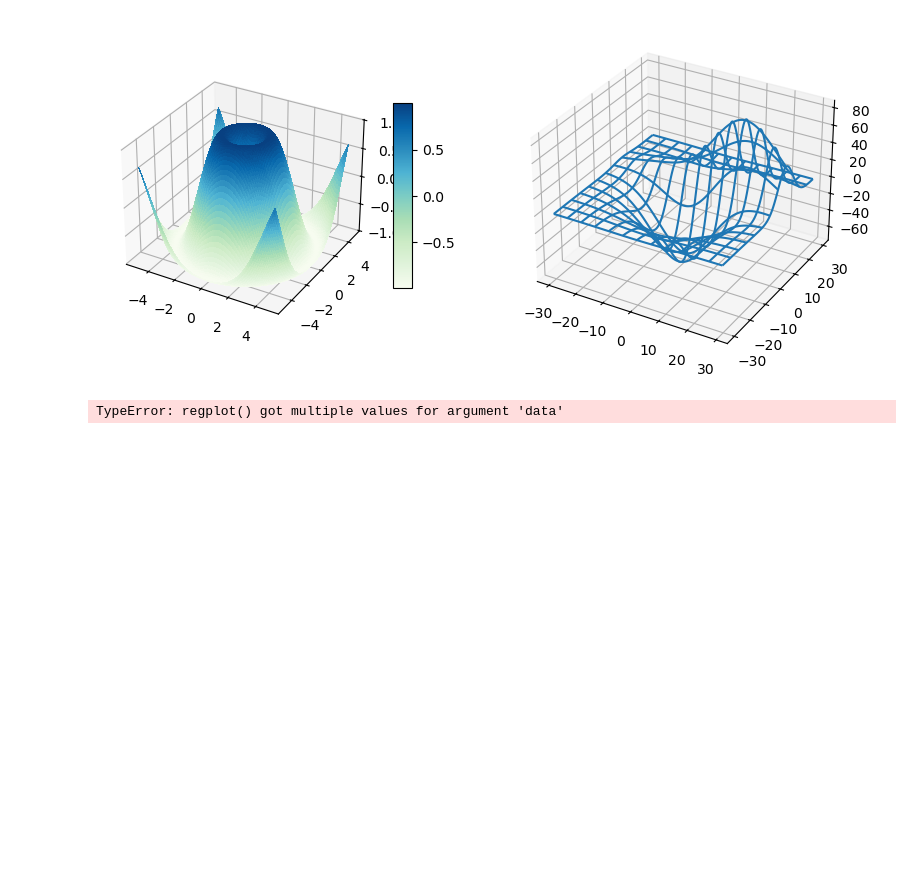
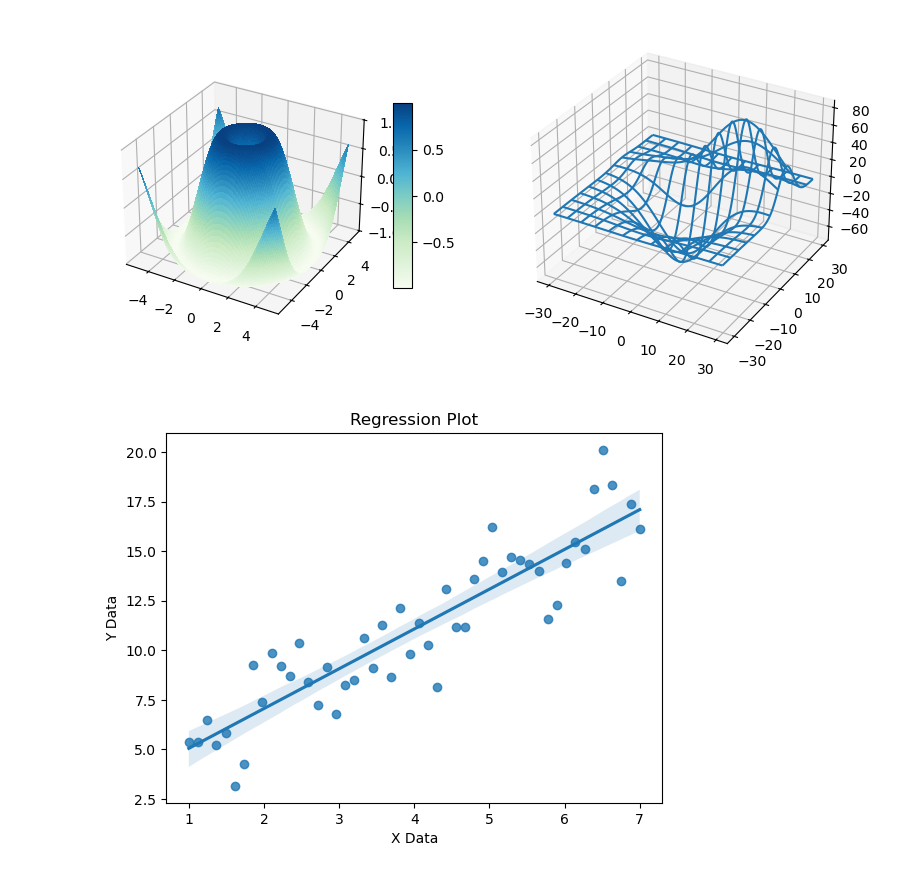
Before and after one commit to mngugi/Python_Collections-, a Jupyter notebook: threeDplot.ipynb, the cells around one changed output. Saved outputs shown, nothing was run; the diff lists cells and outputs as text; code cells hidden in the pictures; blank space fills up the shorter version.

```diff
--- a/threeDplot.ipynb
+++ b/threeDplot.ipynb
@@ -58,10 +58,21 @@ Image saved to 3dGraph.png
 # %%
 import pandas as pd
 import seaborn as sns
+import numpy as np
+import matplotlib.pyplot as plt
+
+# Generate data
 x = np.linspace(1, 7, 50)
-y = 3 + 2*x + 1.5*np.random.randn(len(x))
-df = pd.DataFrame({'xData':x, 'yData':y})
-sns.regplot('xData', 'yData', data=df)
+y = 3 + 2 * x + 1.5 * np.random.randn(len(x))
+
+# Create a DataFrame
+df = pd.DataFrame({'xData': x, 'yData': y})
+
+# Plot using Seaborn
+sns.regplot(x='xData', y='yData', data=df)
+plt.title("Regression Plot")
+plt.xlabel("X Data")
+plt.ylabel("Y Data")
 plt.show()
 # %% [output]
-TypeError: regplot() got multiple values for argument 'data'
+[figure, added]
```
